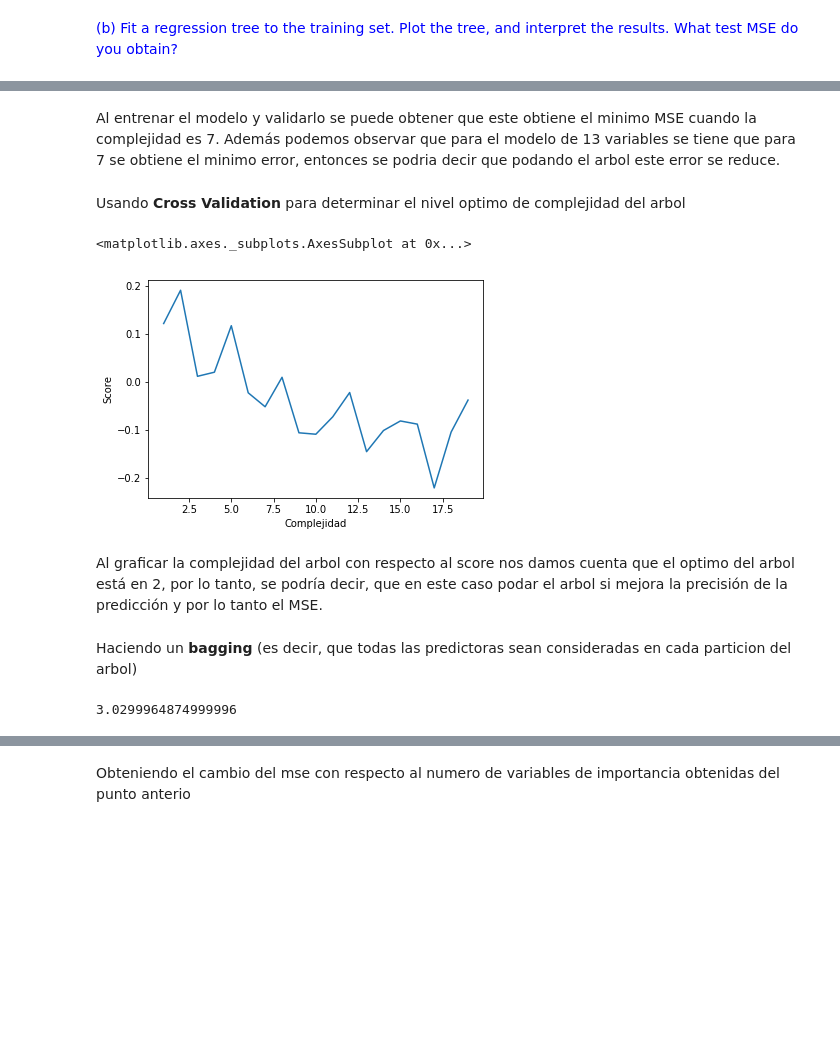
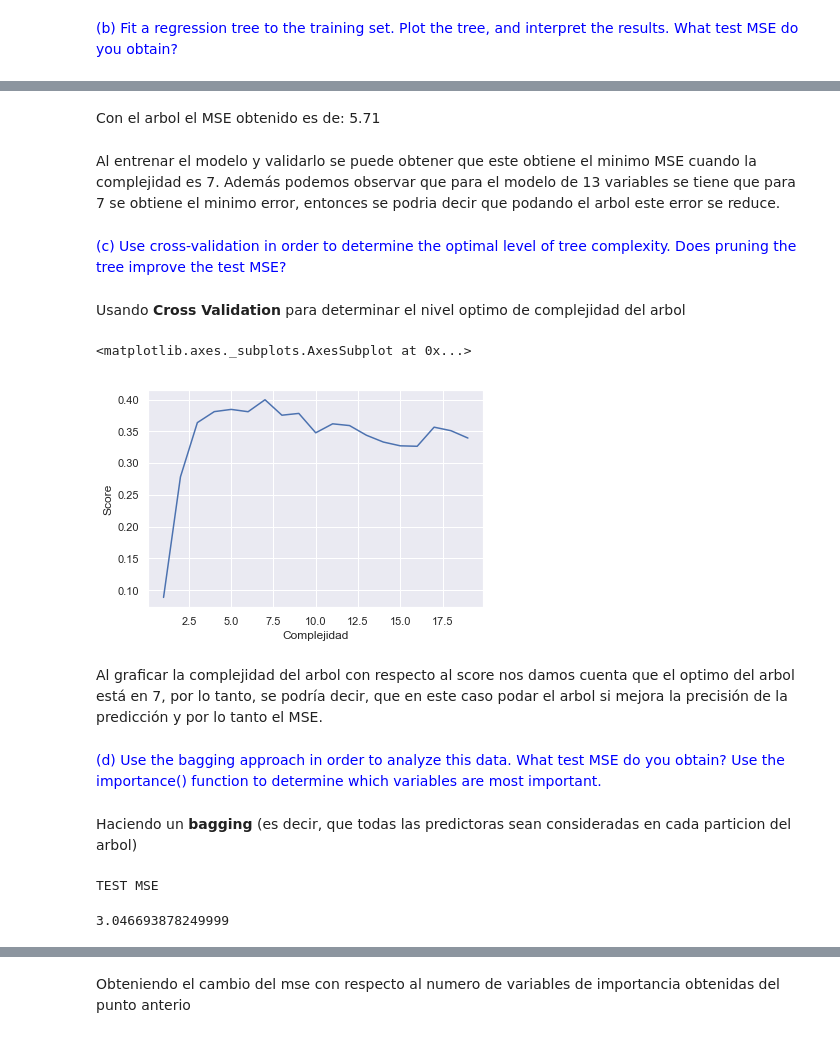
Before and after one commit to arracinim/Trabajo-2-TAE, a Jupyter notebook: Trabajo #2 - TAE.ipynb, the cells around one changed output, grey strips where cells are left out. Drawn from its saved outputs; the diff is of its cells as text; code cells hidden in the pictures; blank space fills up the shorter version.

```diff
--- a/Trabajo #2 - TAE.ipynb
+++ b/Trabajo #2 - TAE.ipynb
@@ -837,4 +819,6 @@ graphviz.Source(graph)
 # %% [output]
 [drawing not drawn]
+# %% [markdown]
+Con el arbol el MSE obtenido es de: 5.71
 # %% [markdown]
 Al entrenar el modelo y validarlo se puede obtener que este obtiene el minimo MSE cuando la complejidad es 7. Además podemos observar que para el modelo de 13 variables se tiene que para 7 se obtiene el minimo error, entonces se podria decir que podando el arbol este error se reduce.
@@ -843,17 +825,20 @@ Al entrenar el modelo y validarlo se puede obtener que este obtiene el minimo MS
+# %% [markdown]
+<Font color = 'blue'>(c) Use cross-validation in order to determine the optimal level of
+tree complexity. Does pruning the tree improve the test MSE?<Font>
 # %% [markdown]
 Usando **Cross Validation** para determinar el nivel optimo de complejidad del arbol
 # %%
 depth = []
 for i in range(1,20):
     clf = tree.DecisionTreeRegressor(max_depth=i)
     # Perform 7-fold cross validation
-    scores = cross_val_score(estimator=clf, X=X_train, y=y_train, cv=7, n_jobs=4)
+    scores = cross_val_score(estimator=clf, X=X, y=Y, cv=7, n_jobs=4)
     depth.append((i,scores.mean()))
 
 df_cross = pd.DataFrame(depth, columns =["Complejidad", "Score"])
 sb.lineplot(x = 'Complejidad', y= 'Score', data =df_cross)
 # %% [output]
 <matplotlib.axes._subplots.AxesSubplot at 0x...>
-[figure, old version]
+[figure, new version]
 # %% [markdown]
-Al graficar la complejidad del arbol con respecto al score nos damos cuenta que el optimo del arbol está en 2, por lo tanto, se podría decir, que en este caso podar el arbol si mejora la precisión de la predicción y por lo tanto el MSE.
+Al graficar la complejidad del arbol con respecto al score nos damos cuenta que el optimo del arbol está en 7, por lo tanto, se podría decir, que en este caso podar el arbol si mejora la precisión de la predicción y por lo tanto el MSE.
@@ -862,10 +845,16 @@ Al graficar la complejidad del arbol con respecto al score nos damos cuenta que
+# %% [markdown]
+<Font color = 'blue'>(d) Use the bagging approach in order to analyze this data. What
+test MSE do you obtain? Use the importance() function to determine
+which variables are most important.<Font>
 # %% [markdown]
 Haciendo un **bagging** (es decir, que todas las predictoras sean consideradas en cada particion del arbol)
 # %%
 forest = RandomForestRegressor(warm_start=True, oob_score=True, max_features = 10)
 forest.fit(X_train, y_train)
 y_pred = forest.predict(X_test)
+print("TEST MSE")
 mean_squared_error(y_test, y_pred)
 # %% [output]
-3.0299964874999996
+TEST MSE
+3.046693878249999
 # %% [markdown]
```
Also changed, not shown: parts of 46 cells of this notebook.
